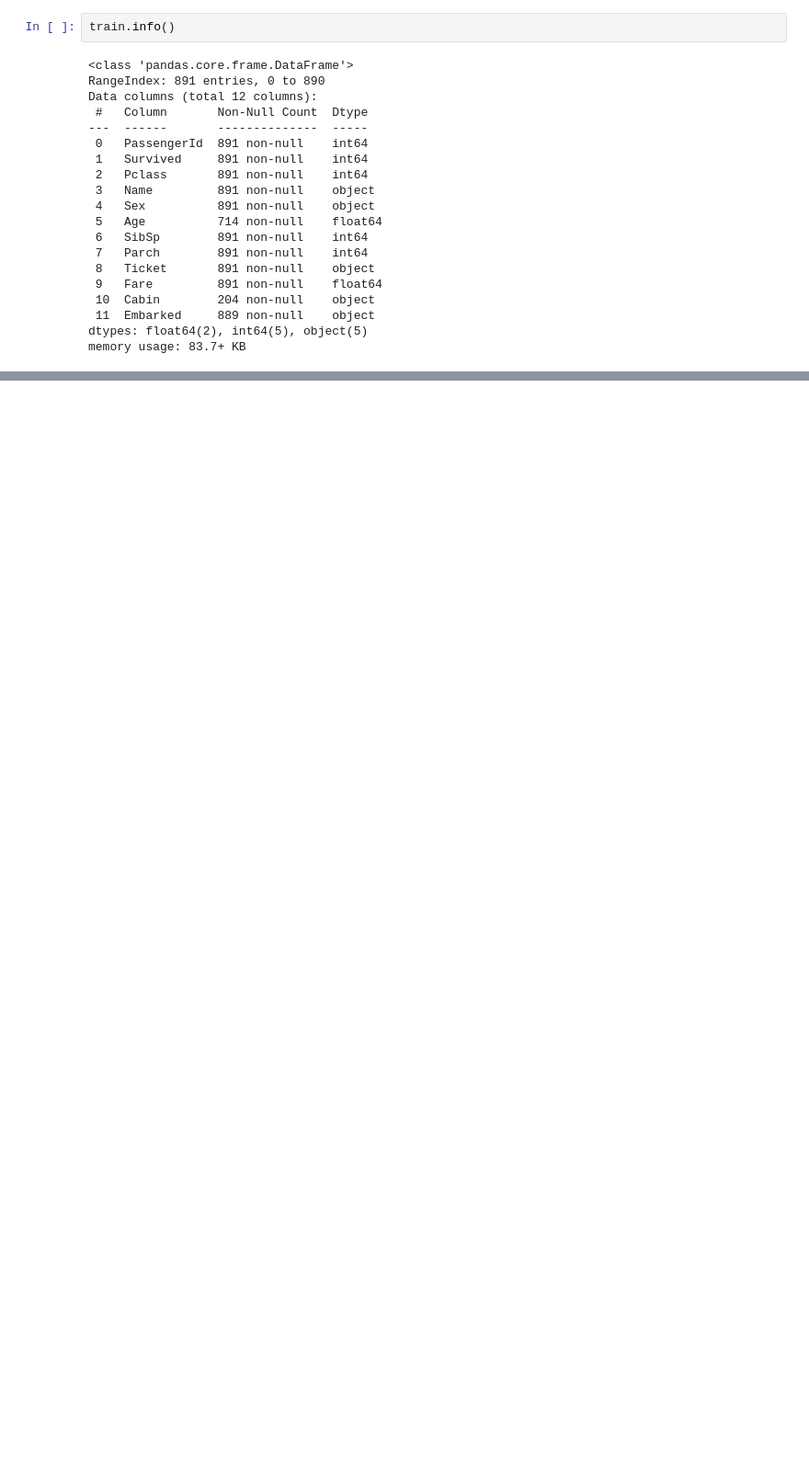
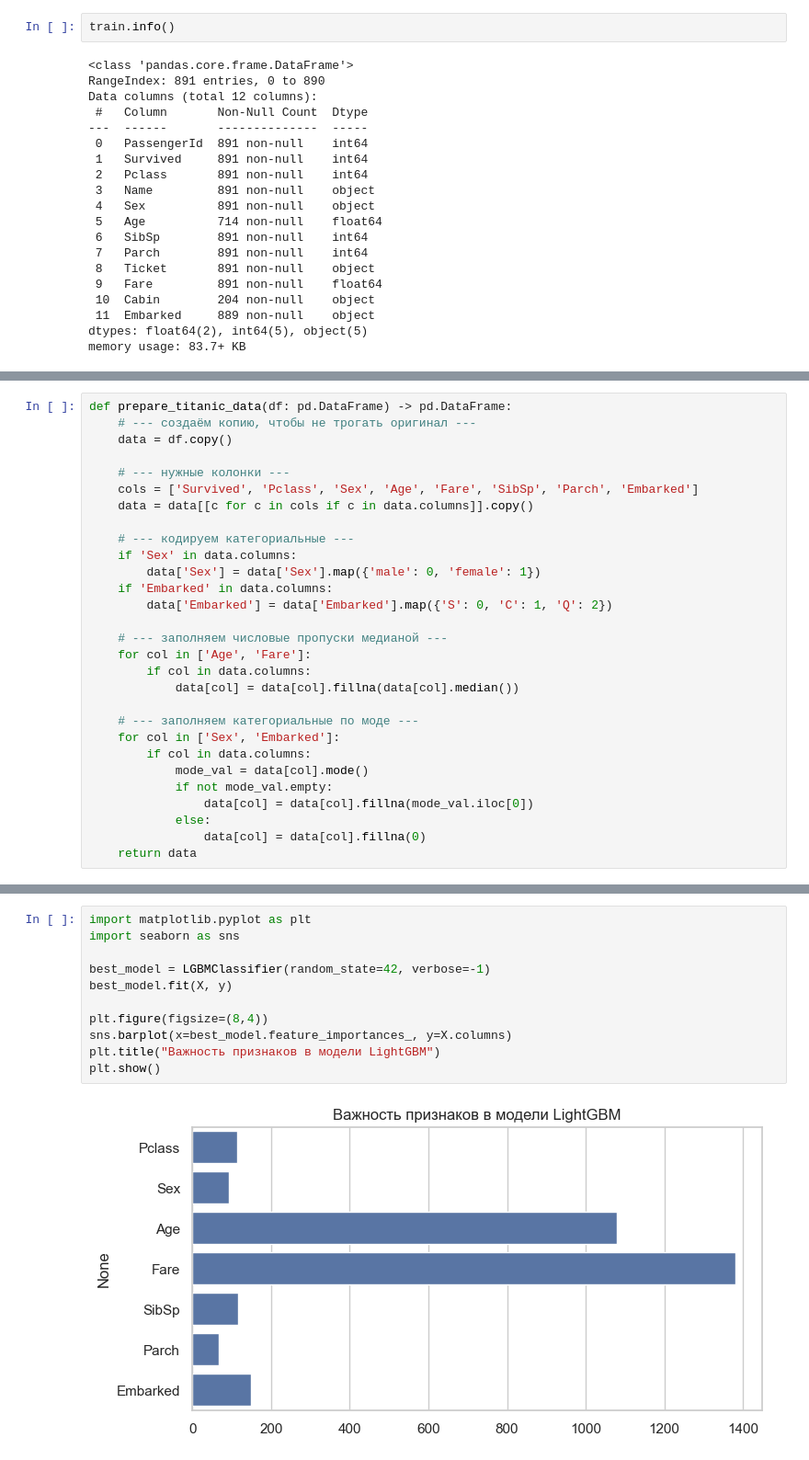
Before and after one commit to kapko/Titanik_kaggle, a Jupyter notebook: Titanik.ipynb, the cells around one changed output, grey strips where cells are left out. Shown at 92% size. Drawn from its saved outputs; the diff is of its cells as text; blank space fills up the shorter version.

```diff
--- a/Titanik.ipynb
+++ b/Titanik.ipynb
@@ -513,0 +72,29 @@ True1     23     80
+# %%
+def prepare_titanic_data(df: pd.DataFrame) -> pd.DataFrame:
+    # --- создаём копию, чтобы не трогать оригинал ---
+    data = df.copy()
+
+    # --- нужные колонки ---
+    cols = ['Survived', 'Pclass', 'Sex', 'Age', 'Fare', 'SibSp', 'Parch', 'Embarked']
+    data = data[[c for c in cols if c in data.columns]].copy()
+
+    # --- кодируем категориальные ---
+    if 'Sex' in data.columns:
+        data['Sex'] = data['Sex'].map({'male': 0, 'female': 1})
+    if 'Embarked' in data.columns:
+        data['Embarked'] = data['Embarked'].map({'S': 0, 'C': 1, 'Q': 2})
+
+    # --- заполняем числовые пропуски медианой ---
+    for col in ['Age', 'Fare']:
+        if col in data.columns:
+            data[col] = data[col].fillna(data[col].median())
+
+    # --- заполняем категориальные по моде ---
+    for col in ['Sex', 'Embarked']:
+        if col in data.columns:
+            mode_val = data[col].mode()
+            if not mode_val.empty:
+                data[col] = data[col].fillna(mode_val.iloc[0])
+            else:
+                data[col] = data[col].fillna(0)
+    return data
@@ -513,0 +169,13 @@ True1     23     80
+# %%
+import matplotlib.pyplot as plt
+import seaborn as sns
+
+best_model = LGBMClassifier(random_state=42, verbose=-1)
+best_model.fit(X, y)
+
+plt.figure(figsize=(8,4))
+sns.barplot(x=best_model.feature_importances_, y=X.columns)
+plt.title("Важность признаков в модели LightGBM")
+plt.show()
+# %% [output]
+[figure, added]
```
Also changed, not shown: parts of 24 cells of this notebook, 3 other files.
